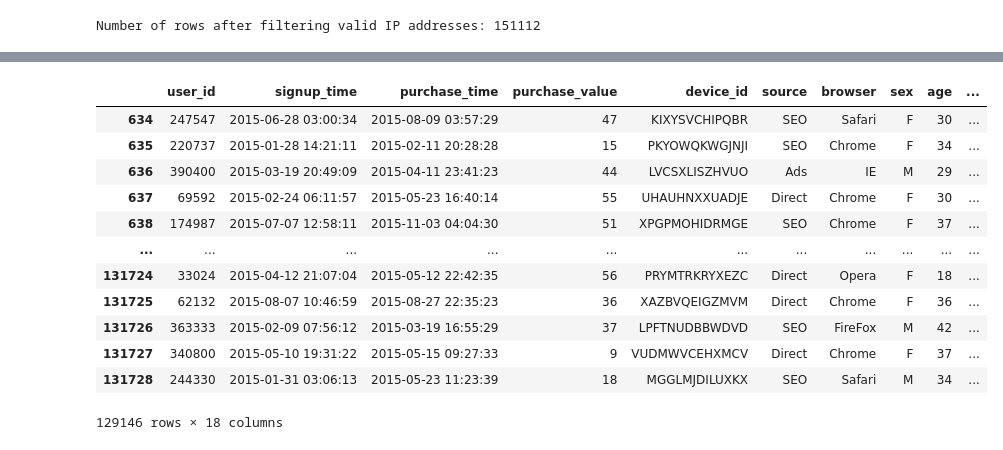
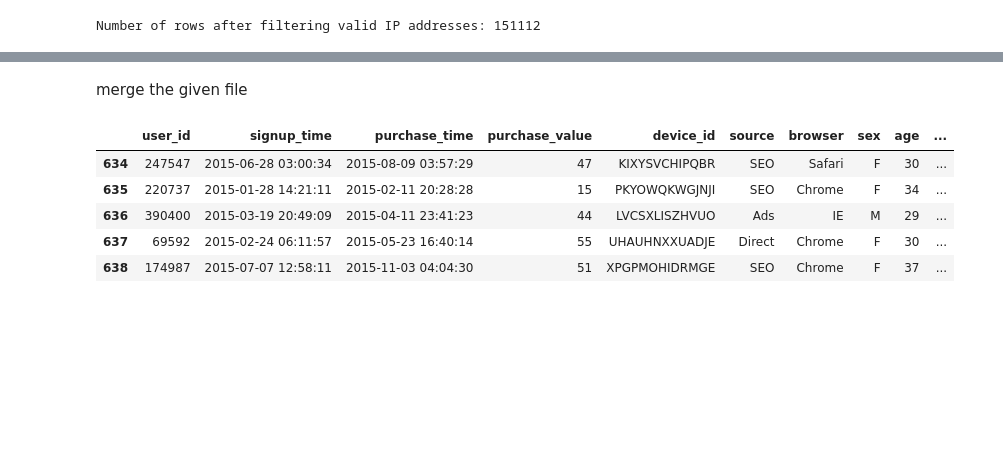
Before and after one commit to Begizew2112/10acadamyAMIweek-8-9, a Jupyter notebook: notebook/preprocessing_data.ipynb, the cells around one changed output, grey strips where cells are left out. Cells and saved outputs as stored; diff of their text form; code cells hidden in the pictures; blank space fills up the shorter version.

```diff
--- a/notebook/preprocessing_data.ipynb
+++ b/notebook/preprocessing_data.ipynb
@@ -166,6 +215,3 @@ plt.ylabel('Class (0: Non-Fraud, 1: Fraud)')
 plt.show()
 # %% [output]
 [figure]
-# %%
-df_ipaddres= pd.read_csv(r'C:\Users\Yibabe\Desktop\10acadamyAMIweek-8-9\data\IpAddress_to_Country.csv')
-df_ipaddres.head()
@@ -233,15 +267,21 @@ import ipaddress
 
 def int_to_ip(ip_int):
     # Convert integer to IP address string
-    return str(ipaddress.ip_address(int(ip_int)))
+    return str(ipaddress.ip_address(ip_int))
+
+def ip_to_int(ip):
+    # Convert IP address string to an integer
+    return int(ipaddress.ip_address(ip))
+
+# Example DataFrame
+# Assuming df_ipaddres is a DataFrame containing integer IP representations for lower and upper bounds
 
 # Convert lower and upper IP bounds from integer format to IPv4 string format
 df_ipaddres['lower_bound_ip_address'] = df_ipaddres['lower_bound_ip_address'].apply(int_to_ip)
 df_ipaddres['upper_bound_ip_address'] = df_ipaddres['upper_bound_ip_address'].apply(int_to_ip)
-def ip_to_int(ip):
-    # Convert IP address string to an integer
-    return int(ipaddress.ip_address(ip))
 
-# Convert lower and upper IP bounds to integer format
-df_ipaddres['lower_bound_ip_int'] = df_ipaddres['lower_bound_ip_address'].apply(ip_to_int)
-df_ipaddres['upper_bound_ip_int'] = df_ipaddres['upper_bound_ip_address'].apply(ip_to_int)
+# If you have an IP address in string format and want to convert it to an integer
+# Example usage:
+ip_string = '1.0.0.0'
+ip_integer = ip_to_int(ip_string)
+print(f"The integer representation of {ip_string} is {ip_integer}")
@@ -266,9 +301,7 @@ df_ipaddres
+# %% [markdown]
+merge the given file
 # %%
-# Step 1: Sort the DataFrames by the relevant columns before merging
-fraud_data = fraud_data.sort_values('ip_int')
-ip_to_country = df_ipaddres.sort_values('lower_bound_ip_int')
-
-# Step 2: Merge using pd.merge_asof to match the IP address within the IP ranges
+# Step 1: Merge using pd.merge_asof to match the IP address within the IP ranges
 # This will match each row in fraud_data with the closest lower_bound_ip_int in ip_to_country
 merged_data = pd.merge_asof(
     fraud_data,
@@ -302,18 +335,11 @@ merged_data = merged_data[
     (merged_data['ip_int'] <= merged_data['upper_bound_ip_int'])
 ]
 # %%
-merged_data
+merged_data.head()
 # %% [output]
 |  | user_id | signup_time | purchase_time | purchase_value | device_id | source | browser | sex | age | ... |
 | 634 | 247547 | 2015-06-28 03:00:34 | 2015-08-09 03:57:29 | 47 | KIXYSVCHIPQBR | SEO | Safari | F | 30 | ... |
 | 635 | 220737 | 2015-01-28 14:21:11 | 2015-02-11 20:28:28 | 15 | PKYOWQKWGJNJI | SEO | Chrome | F | 34 | ... |
 | 636 | 390400 | 2015-03-19 20:49:09 | 2015-04-11 23:41:23 | 44 | LVCSXLISZHVUO | Ads | IE | M | 29 | ... |
 | 637 | 69592 | 2015-02-24 06:11:57 | 2015-05-23 16:40:14 | 55 | UHAUHNXXUADJE | Direct | Chrome | F | 30 | ... |
 | 638 | 174987 | 2015-07-07 12:58:11 | 2015-11-03 04:04:30 | 51 | XPGPMOHIDRMGE | SEO | Chrome | F | 37 | ... |
-| ... | ... | ... | ... | ... | ... | ... | ... | ... | ... | ... |
-| 131724 | 33024 | 2015-04-12 21:07:04 | 2015-05-12 22:42:35 | 56 | PRYMTRKRYXEZC | Direct | Opera | F | 18 | ... |
-| 131725 | 62132 | 2015-08-07 10:46:59 | 2015-08-27 22:35:23 | 36 | XAZBVQEIGZMVM | Direct | Chrome | F | 36 | ... |
-| 131726 | 363333 | 2015-02-09 07:56:12 | 2015-03-19 16:55:29 | 37 | LPFTNUDBBWDVD | SEO | FireFox | M | 42 | ... |
-| 131727 | 340800 | 2015-05-10 19:31:22 | 2015-05-15 09:27:33 | 9 | VUDMWVCEHXMCV | Direct | Chrome | F | 37 | ... |
-| 131728 | 244330 | 2015-01-31 03:06:13 | 2015-05-23 11:23:39 | 18 | MGGLMJDILUXKX | SEO | Safari | M | 34 | ... |
-129146 rows × 18 columns
```
Also changed, not shown: parts of 23 cells of this notebook, 1 other file.
